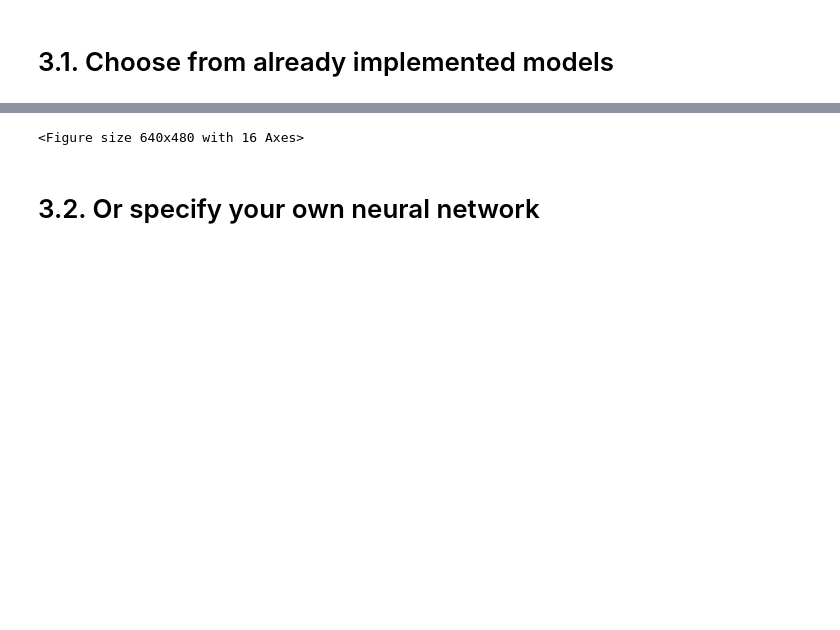
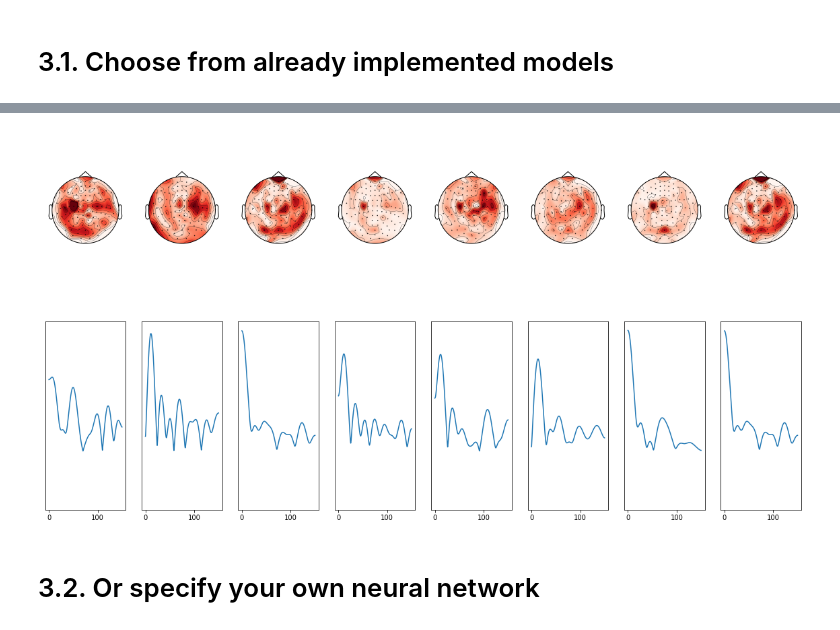
Before and after one commit to zubara/mneflow, a Jupyter notebook: examples/mneflow_example.ipynb, the cells around one changed output, grey strips where cells are left out. Saved outputs shown, nothing was run; the diff lists cells and outputs as text; code cells hidden in the pictures; blank space fills up the shorter version.

```diff
--- a/examples/mneflow_example.ipynb
+++ b/examples/mneflow_example.ipynb
@@ -30,14 +31,16 @@ epochs = mne.concatenate_epochs(epochs_list)
 import_opt = dict(savepath='../tfr/', #path where TFR files will be saved
            out_name='mne_sample_epochs', #name of TFRecords files
            input_type='epochs', #can also be "array"
-           picks={'meg':'grad'}, #used only if input_type is mne.epochs.Epochs or path to saved '*-epo.fif'
-           scale=True, #apply baseline_scaling?
-           crop_baseline=True,
+           picks={'meg':'grad'}, #dict if input_type is mne.epochs.Epochs or path to saved '*-epo.fif'
+           scale=True, #apply baseline_scaling
+           crop_baseline=True, #remove baseline interval after scaling
            decimate = 2,
            scale_interval=(0,60), #indices in time axis corresponding to baseline interval
            savebatch=1, # number of input files per TFRecord file
            save_origs=False, # whether to produce separate TFR-file for inputs in original order
+           overwrite=True, #load existing meta.pkl file if it already exists
            val_size=0.1) #validations set size set to 10% of all data
+
 
 
 if not os.path.exists(import_opt['savepath']):
@@ -86,35 +83,33 @@ array_keys={'X':'my_data_samples','y':'my_labels'}
 # 3.1. Choose from already implemented models
 # %%
 #specify optimizer parmeters
-optimizer_params = dict(l1_lambda=3e-7,
+optimizer_params = dict(l1_lambda=3e-6,
               learn_rate=3e-4,
               dropout = .5,
-              patience = 3,# patientce for early stopping
+              patience = 5,# patientce for early stopping
               min_delta = 5e-6,
               test_upd_batch = 20,#pseudo-real time test batch size
-              n_epochs = 1000, #total training epochs
-              eval_step = 25, #evaluate validation loss each 10 epochs
+              n_iter = 10000, #total training iterations
+              eval_step = 100, #evaluate validation loss each 10 epochs
               n_batch = 200,
-
+              model_path = import_opt['savepath'] # path for saving the trained model
               )
 
 #specify parameters specific for the model
 #these are specific to LF-CNN]
 
 lf_params = dict(n_ls=64, #number of latent factors
-              nonlin_in = tf.identity, #input layer activation for var-cnn and lf-cnn
-              nonlin_hid = tf.nn.relu, #convolution layer activation for var-cnn and lf-cnn
-              nonlin_out = tf.identity, #output layer activation for var-cnn and lf-cnn
-              filter_length=32, #convolutional filter length for var-cnn and lf-cnn
-              pooling = 8, #convlayer pooling factor for var-cnn and lf-cnn
-              stride = 2, #stride parameter for convolution filter
+              filter_length=17, #convolutional filter length in time samples
+              pooling = 5, #pooling factor
+              stride = 5, #stride parameter for pooling layer
               )
+
 #specify the path for saving the trained model
 #here we will use the same folder as for the TFRecords
 model_path = import_opt['savepath']
 
 #initialize the model
-model = mneflow.models.LFCNN(meta,optimizer_params,model_path,lf_params)
+model = mneflow.models.LFCNN(meta,optimizer_params,lf_params)
 
 #this will initialize the iterators over the dataset,the computational graph and the optimizer
 model.build()
@@ -148,13 +154,12 @@ Trained in 146.07s
 # %%
 model.compute_patterns(output='patterns')
 #explore output layer weights
 #TODO: Fix bug related to varying sampling rates and pooling factors
 #f = model.plot_out_weihts()
 
 #explore informative spatial patterns(LF-CNN only)
-#TODO: Fix visualizations
-f = model.plot_patterns(sensor_layout='Vectorview-grad', sorting='best', spectra=True, scale=True)
+model.plot_patterns(sensor_layout='Vectorview-grad', sorting='best', spectra=True, scale=True)
 # %% [output]
-<Figure size 640x480 with 16 Axes>
+[figure, added]
 # %% [markdown]
 # 3.2. Or specify your own neural network
```
Also changed, not shown: parts of 11 cells of this notebook.
